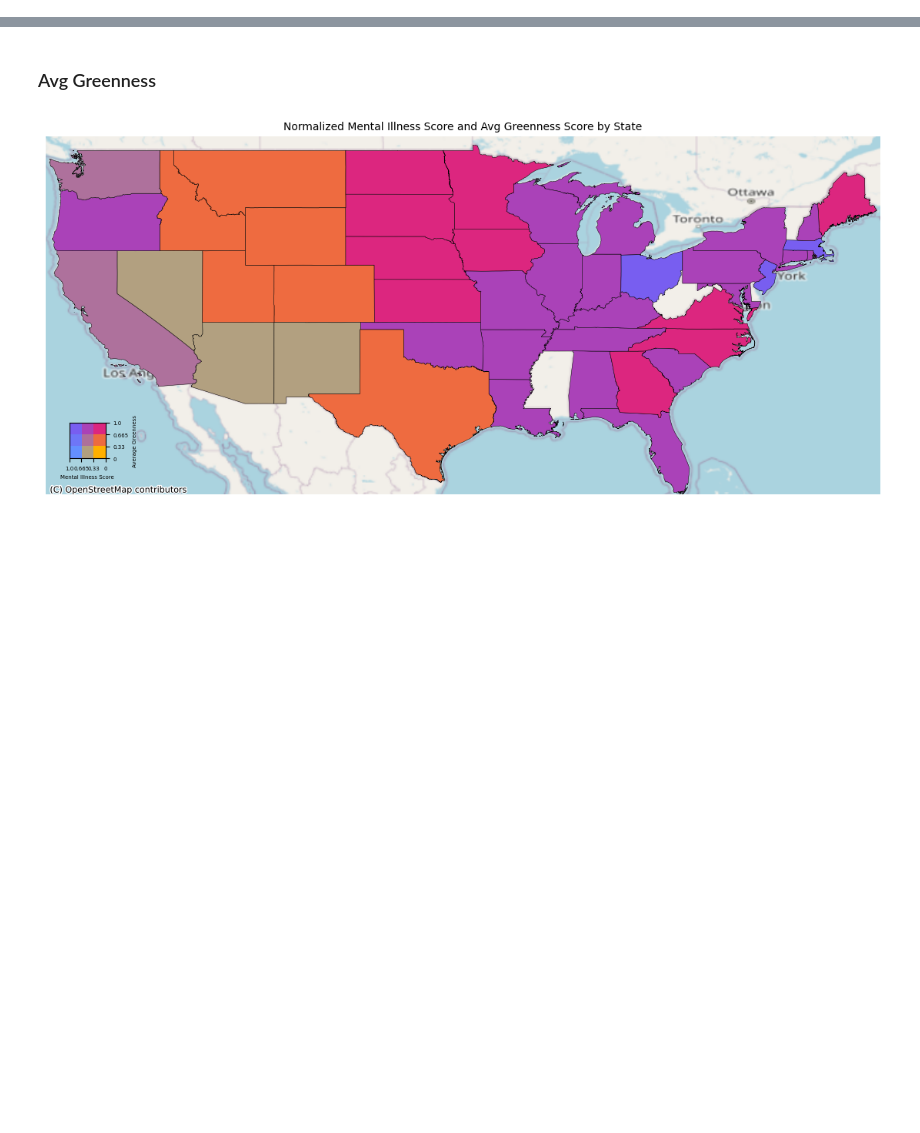
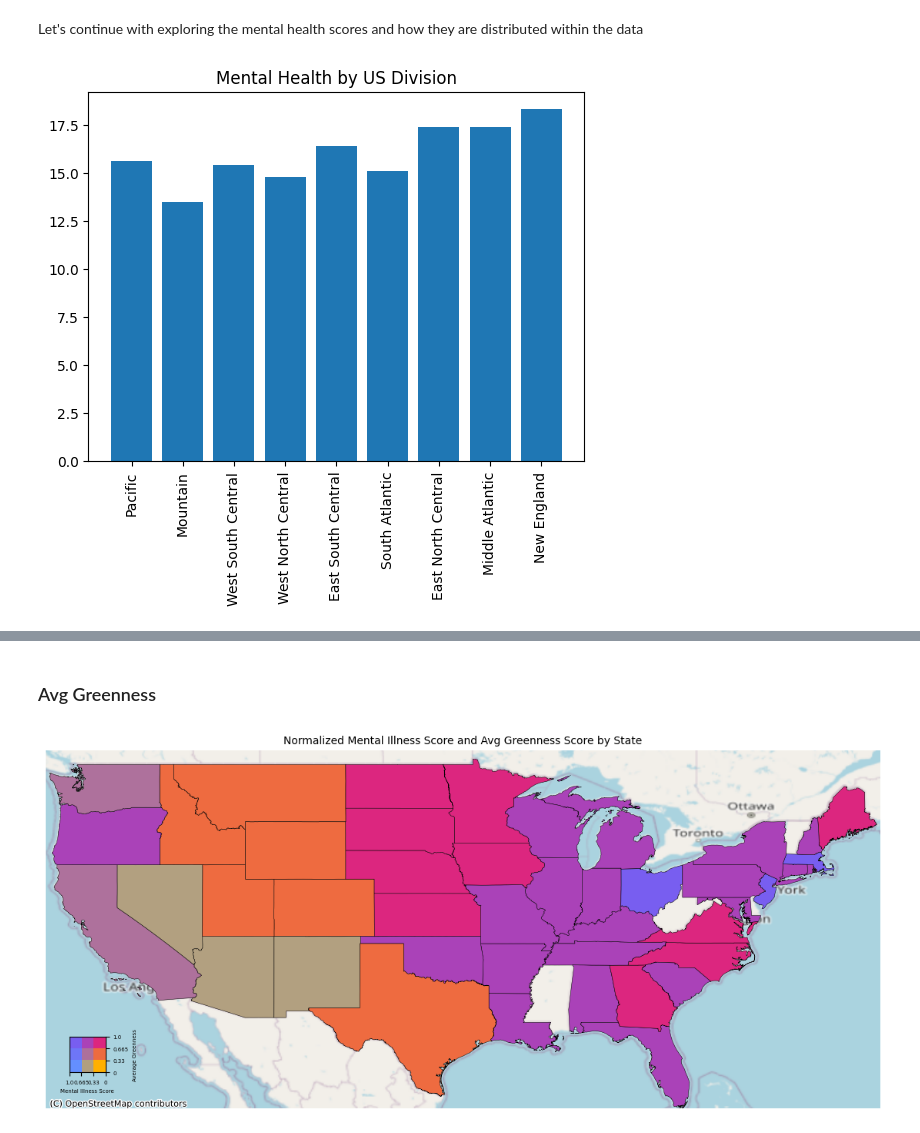
Before and after one commit to shuting2023/Natures_Rx, a Jupyter notebook: src/data_analysis.ipynb, the cells around one changed output, grey strips where cells are left out. Cells and saved outputs as stored; diff of their text form; code cells hidden in the pictures; blank space fills up the shorter version.

```diff
--- a/src/data_analysis.ipynb
+++ b/src/data_analysis.ipynb
@@ -25,0 +92,16 @@ merged_data = path.merged_data_file
+# %%
+df['UCs in State'] = df['State'].map(state_counts) #raw number of how many UCs are in that State
+
+labels = ['Scarce Data (1-3)', 'Some Data (4-5)', 'Moderate Data (6-9)',  'Data Rich (11-35)'] # States with counts between  3-1, 5- 4, 9-6, 35-11
+
+df['State UC Data'] = pd.cut(df['UCs in State'], bins=[0, 3, 5, 9, 36], labels=labels, right=False)
+#binning states by how data rich they are in terms of UC data
+# %% [markdown]
+Let's continue with exploring the mental health scores and how they are distributed within the data
+# %%
+plt.bar(df['Division'], df['MH_Score'])
+plt.xticks(rotation=90)
+plt.title("Mental Health by US Division")
+plt.show()
+# %% [output]
+[figure, added]
```
Also changed, not shown: parts of 74 cells of this notebook, 2 other files.
